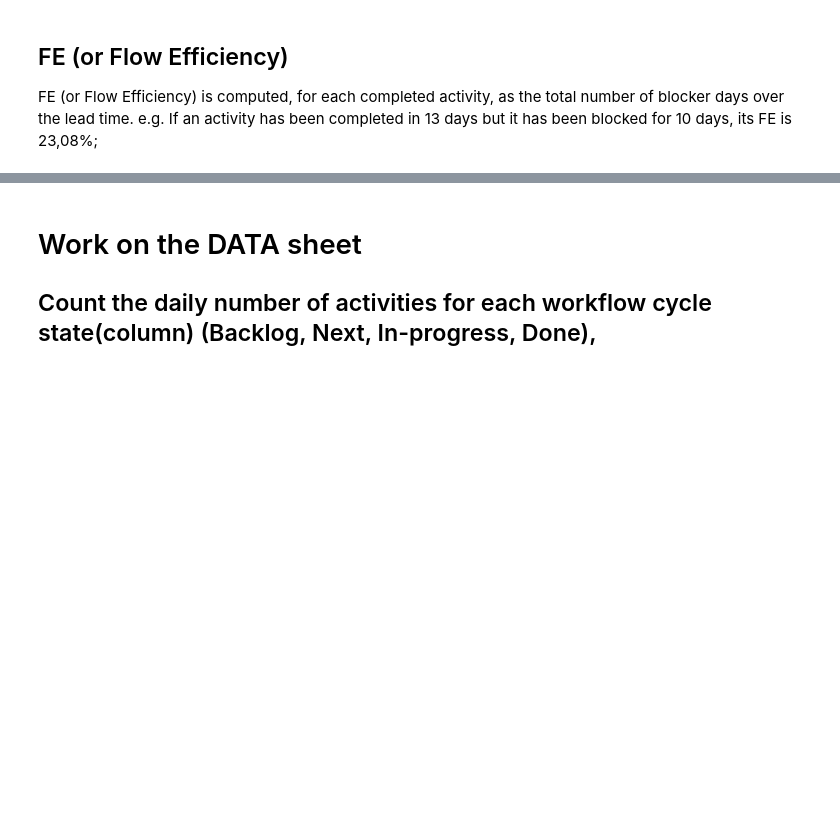
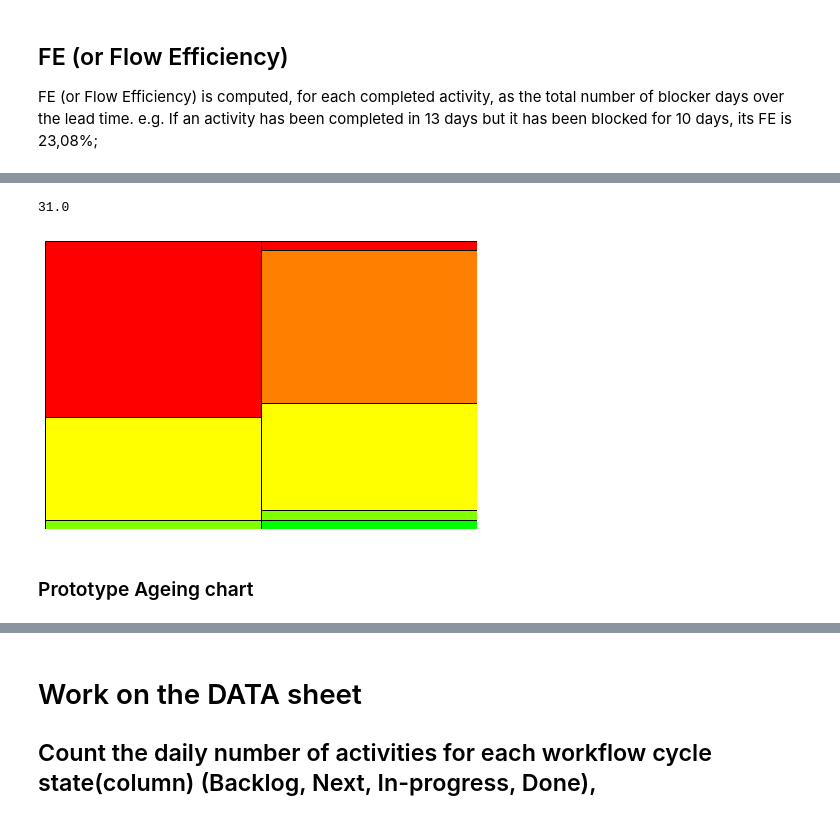
Before and after one commit to rnwolf/pandas_agile_metrics, a Jupyter notebook: Index.ipynb, the cells around one changed output, grey strips where cells are left out. Cells and saved outputs as stored; diff of their text form; code cells hidden in the pictures; blank space fills up the shorter version.

Commit message:
Update with Age chart and export to excel

```diff
--- a/Index.ipynb
+++ b/Index.ipynb
@@ -370,0 +414,49 @@ metrics_df.loc[metrics_df[finished_state].isnull(),['mFE']]=np.NaN
+# %%
+plot_data_df=percentiles_age_distribution_df.drop('FT',axis=1).set_index('P').T
+# %%
+plot_data_df[100]=plot_data_df[100].max()
+# %%
+plot_data_df[100].max()
+# %% [output]
+31.0
+# %%
+def save(filepath, fig=None):
+    '''Save the current image with no whitespace
+    Example filepath: "myfig.png" or r"C:\myfig.pdf"
+    '''
+    import matplotlib.pyplot as plt
+    if not fig:
+        fig = plt.gcf()
+
+    plt.subplots_adjust(0,0,1,1,0,0)
+    for ax in fig.axes:
+        ax.axis('off')
+        ax.margins(0,0)
+        ax.xaxis.set_major_locator(plt.NullLocator())
+        ax.yaxis.set_major_locator(plt.NullLocator())
+    fig.savefig(filepath, pad_inches = 0, bbox_inches='tight')
+# %%
+import colorsys
+def get_color(red_to_green):
+    """ Funtion automatically create equally spaced colour steps between read and green.
+    """
+    assert 0 <= red_to_green <= 1
+    # in HSV, red is 0 deg and green is 120 deg (out of 360);
+    # divide red_to_green with 3 to map [0, 1] to [0, 1./3.]
+    hue = red_to_green / 3.0
+    r, g, b = colorsys.hsv_to_rgb(hue, 1, 1)
+    return (r, g, b) #(*list(map(lambda x: int(255 * x), (r, g, b))),)
+# %%
+# Create Background Image for Age Chart
+fig, ax = plt.subplots(frameon=False)
+chart_range = percentiles+[100]
+for i,percentile in enumerate(chart_range[::-1]): # [::-1] make sure we go from 100 to lowest value because chart overdraws.
+    colour_gradient = i/(len(chart_range)-1)
+    colour_rgb = get_color(red_to_green=i/(len(chart_range)-1))
+    #print(percentile, colour_gradient, colour_rgb)
+    ax.bar(plot_data_df.index, plot_data_df[percentile].values, color=colour_rgb,width=1.0,edgecolor='black')
+save('background.png',fig=fig)
+# %% [output]
+[figure, added]
+# %% [markdown]
+### Prototype Ageing chart
```
Also changed, not shown: parts of 65 cells of this notebook, 2 other files.
